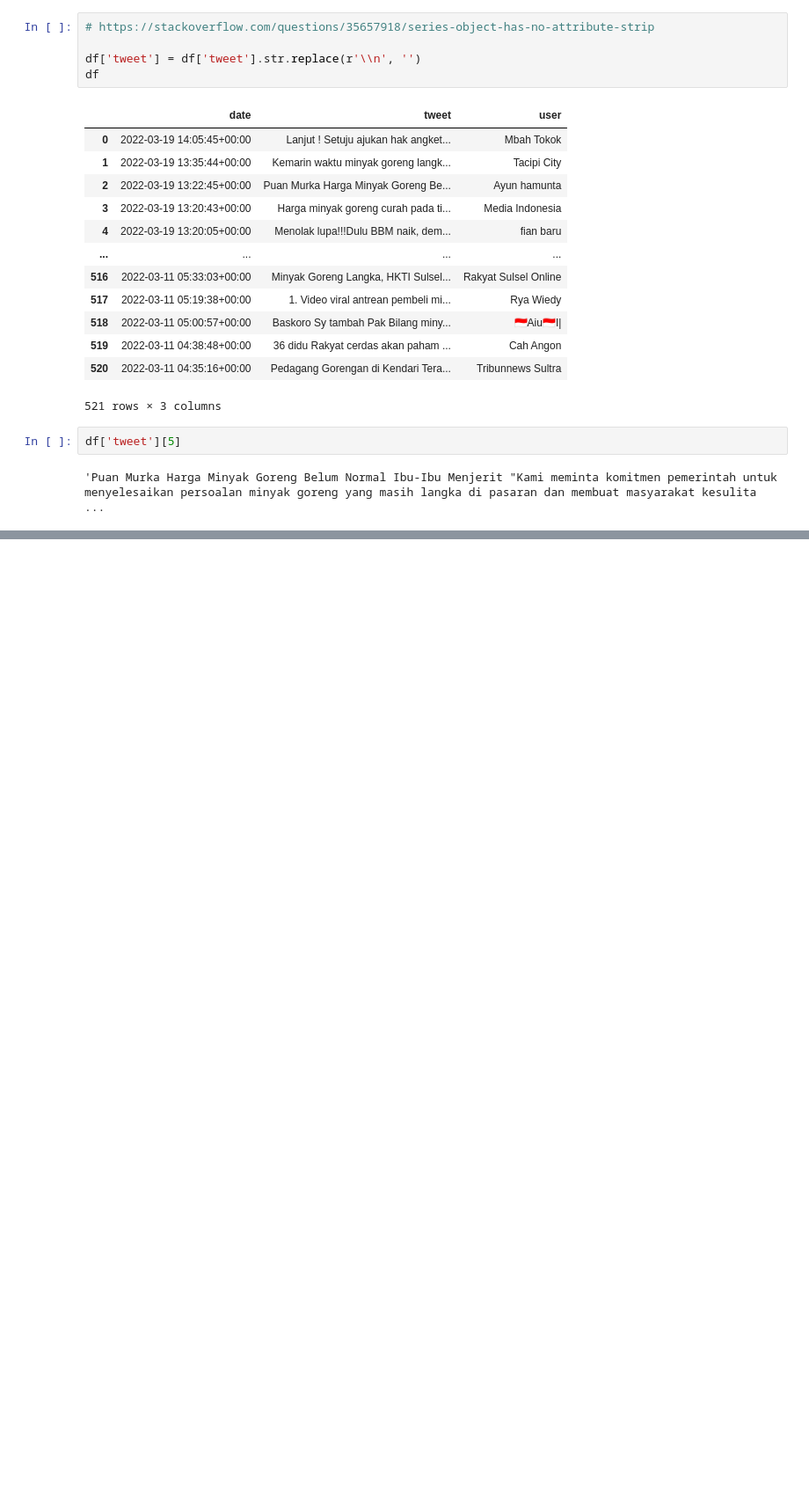
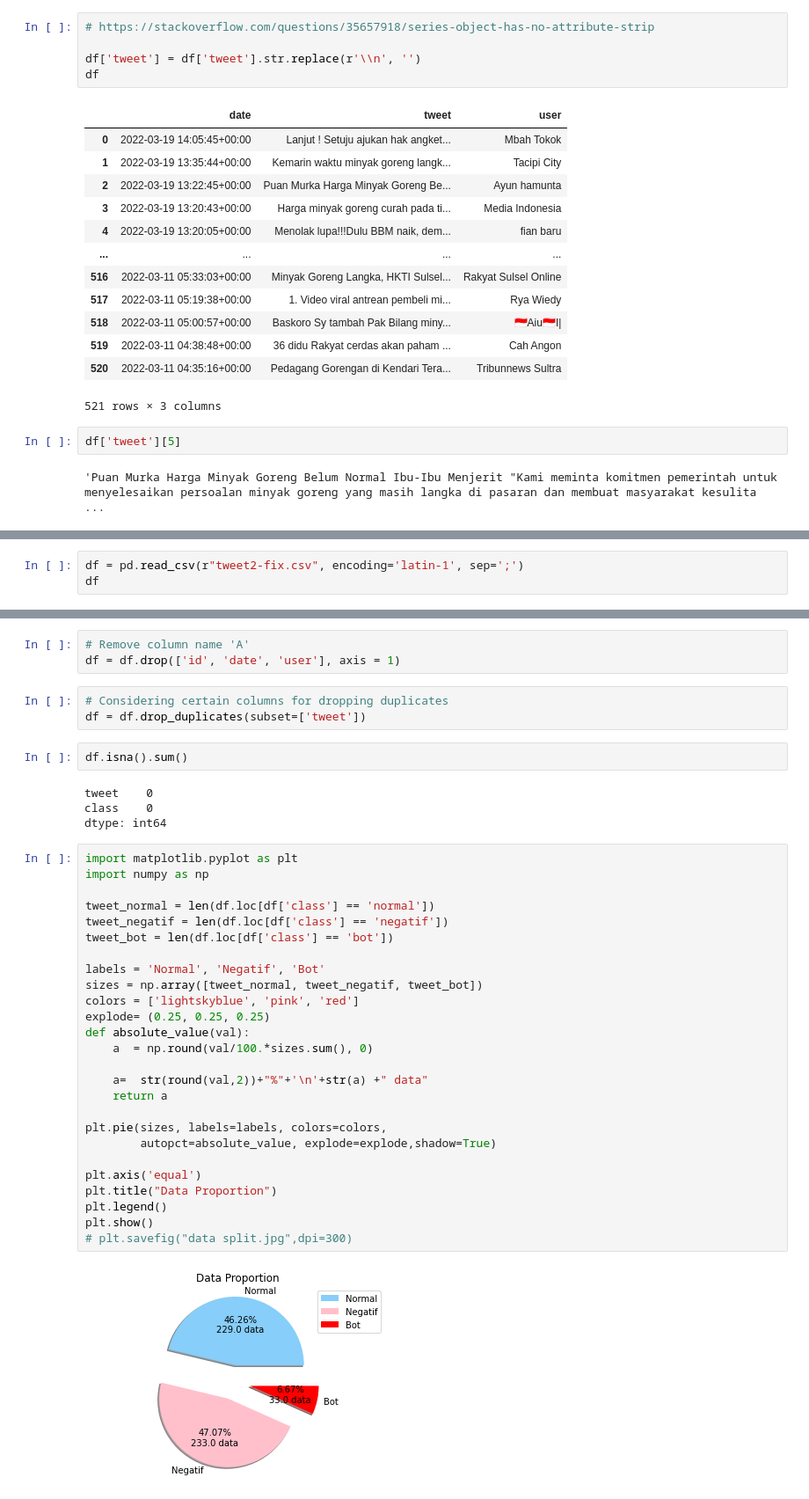
Before and after one commit to abdazzamajhari/SentimentAnalysis-2022, a Jupyter notebook: 2_preprocessing.ipynb, the cells around one changed output, grey strips where cells are left out. Shown: that part at 88% size. Saved outputs shown, nothing was run; the diff lists cells and outputs as text; blank space fills up the shorter version.

```diff
--- a/2_preprocessing.ipynb
+++ b/2_preprocessing.ipynb
@@ -131,0 +170,3 @@ HTTPError: HTTP Error 403: Forbidden
+# %%
+df = pd.read_csv(r"tweet2-fix.csv", encoding='latin-1', sep=';')
+df
@@ -131,0 +187,40 @@ HTTPError: HTTP Error 403: Forbidden
+# %%
+# Remove column name 'A'
+df = df.drop(['id', 'date', 'user'], axis = 1)
+# %%
+# Considering certain columns for dropping duplicates
+df = df.drop_duplicates(subset=['tweet'])
+# %%
+df.isna().sum()
+# %% [output]
+tweet    0
+class    0
+dtype: int64
+# %%
+import matplotlib.pyplot as plt
+import numpy as np
+
+tweet_normal = len(df.loc[df['class'] == 'normal'])
+tweet_negatif = len(df.loc[df['class'] == 'negatif'])
+tweet_bot = len(df.loc[df['class'] == 'bot'])
+
+labels = 'Normal', 'Negatif', 'Bot'
+sizes = np.array([tweet_normal, tweet_negatif, tweet_bot])
+colors = ['lightskyblue', 'pink', 'red']
+explode= (0.25, 0.25, 0.25)
+def absolute_value(val):
+    a  = np.round(val/100.*sizes.sum(), 0)
+
+    a=  str(round(val,2))+"%"+'\n'+str(a) +" data"
+    return a
+
+plt.pie(sizes, labels=labels, colors=colors,
+        autopct=absolute_value, explode=explode,shadow=True)
+
+plt.axis('equal')
+plt.title("Data Proportion")
+plt.legend()
+plt.show()
+# plt.savefig("data split.jpg",dpi=300)
+# %% [output]
+[figure, added]
```
Also changed, not shown: parts of 12 cells of this notebook, 4 other files.
